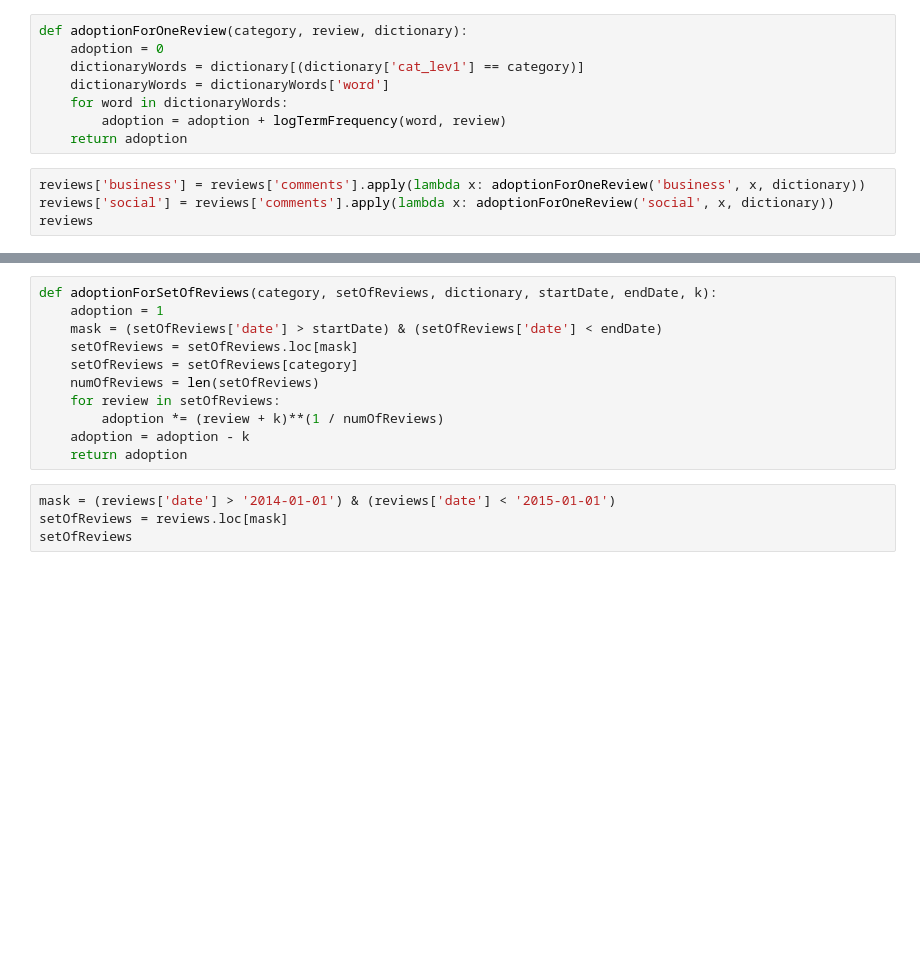
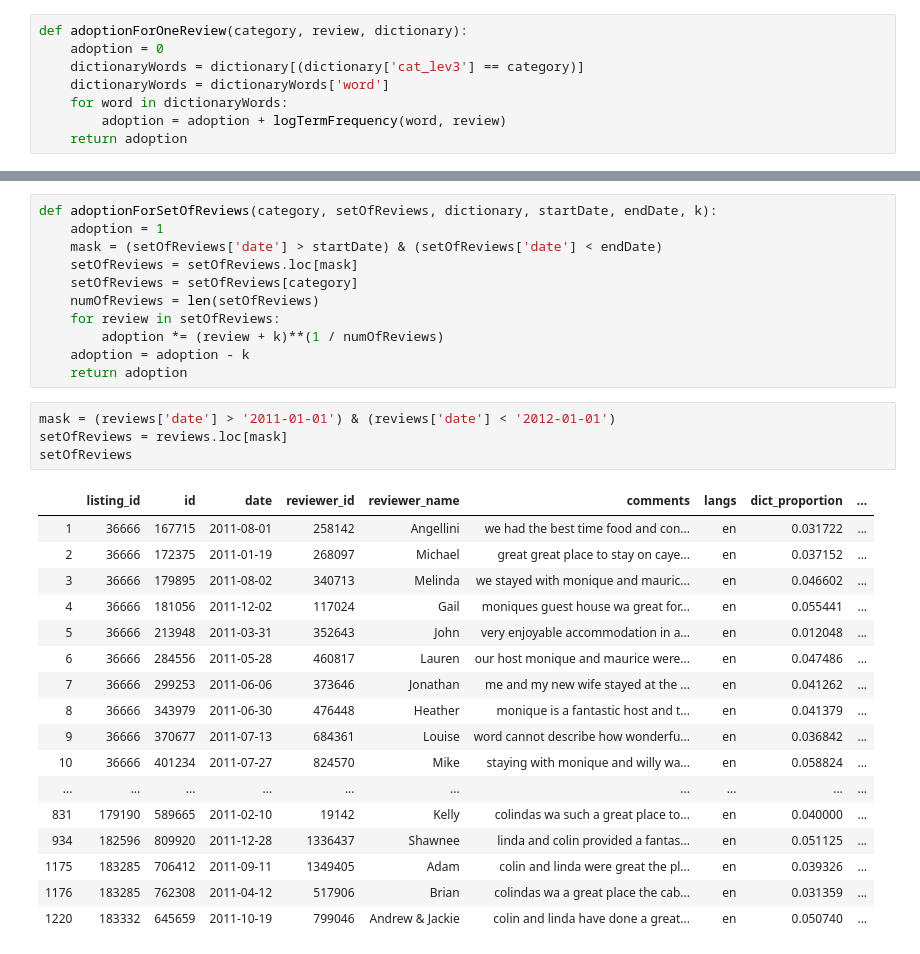
Before and after one commit to hirurana/COMP0031, a Jupyter notebook: Scripts/Adoption_Calculation.ipynb, the cells around one changed output, grey strips where cells are left out. Cells and saved outputs as stored; diff of their text form; blank space fills up the shorter version.

```diff
--- a/Scripts/Adoption_Calculation.ipynb
+++ b/Scripts/Adoption_Calculation.ipynb
@@ -97,12 +113,8 @@ def logTermFrequency(word, review):
 # %%
 def adoptionForOneReview(category, review, dictionary):
     adoption = 0
-    dictionaryWords = dictionary[(dictionary['cat_lev1'] == category)]
+    dictionaryWords = dictionary[(dictionary['cat_lev3'] == category)]
     dictionaryWords = dictionaryWords['word']
     for word in dictionaryWords:
         adoption = adoption + logTermFrequency(word, review)
     return adoption
-# %%
-reviews['business'] = reviews['comments'].apply(lambda x: adoptionForOneReview('business', x, dictionary))
-reviews['social'] = reviews['comments'].apply(lambda x: adoptionForOneReview('social', x, dictionary))
-reviews
@@ -128,6 +183,24 @@ def adoptionForSetOfReviews(category, setOfReviews, dictionary, startDate, endDa
     adoption = adoption - k
     return adoption
 # %%
-mask = (reviews['date'] > '2014-01-01') & (reviews['date'] < '2015-01-01')
+mask = (reviews['date'] > '2011-01-01') & (reviews['date'] < '2012-01-01')
 setOfReviews = reviews.loc[mask]
 setOfReviews
+# %% [output]
+|  | listing_id | id | date | reviewer_id | reviewer_name | comments | langs | dict_proportion | ... |
+| 1 | 36666 | 167715 | 2011-08-01 | 258142 | Angellini | we had the best time food and con... | en | 0.031722 | ... |
+| 2 | 36666 | 172375 | 2011-01-19 | 268097 | Michael | great great place to stay on caye... | en | 0.037152 | ... |
+| 3 | 36666 | 179895 | 2011-08-02 | 340713 | Melinda | we stayed with monique and mauric... | en | 0.046602 | ... |
+| 4 | 36666 | 181056 | 2011-12-02 | 117024 | Gail | moniques guest house wa great for... | en | 0.055441 | ... |
+| 5 | 36666 | 213948 | 2011-03-31 | 352643 | John | very enjoyable accommodation in a... | en | 0.012048 | ... |
+| 6 | 36666 | 284556 | 2011-05-28 | 460817 | Lauren | our host monique and maurice were... | en | 0.047486 | ... |
+| 7 | 36666 | 299253 | 2011-06-06 | 373646 | Jonathan | me and my new wife stayed at the ... | en | 0.041262 | ... |
+| 8 | 36666 | 343979 | 2011-06-30 | 476448 | Heather | monique is a fantastic host and t... | en | 0.041379 | ... |
+| 9 | 36666 | 370677 | 2011-07-13 | 684361 | Louise | word cannot describe how wonderfu... | en | 0.036842 | ... |
+| 10 | 36666 | 401234 | 2011-07-27 | 824570 | Mike | staying with monique and willy wa... | en | 0.058824 | ... |
+| ... | ... | ... | ... | ... | ... | ... | ... | ... | ... |
+| 831 | 179190 | 589665 | 2011-02-10 | 19142 | Kelly | colindas wa such a great place to... | en | 0.040000 | ... |
+| 934 | 182596 | 809920 | 2011-12-28 | 1336437 | Shawnee | linda and colin provided a fantas... | en | 0.051125 | ... |
+| 1175 | 183285 | 706412 | 2011-09-11 | 1349405 | Adam | colin and linda were great the pl... | en | 0.039326 | ... |
+| 1176 | 183285 | 762308 | 2011-04-12 | 517906 | Brian | colindas wa a great place the cab... | en | 0.031359 | ... |
+| 1220 | 183332 | 645659 | 2011-10-19 | 799046 | Andrew & Jackie | colin and linda have done a great... | en | 0.050740 | ... |
```
Also changed, not shown: parts of 14 cells of this notebook.
